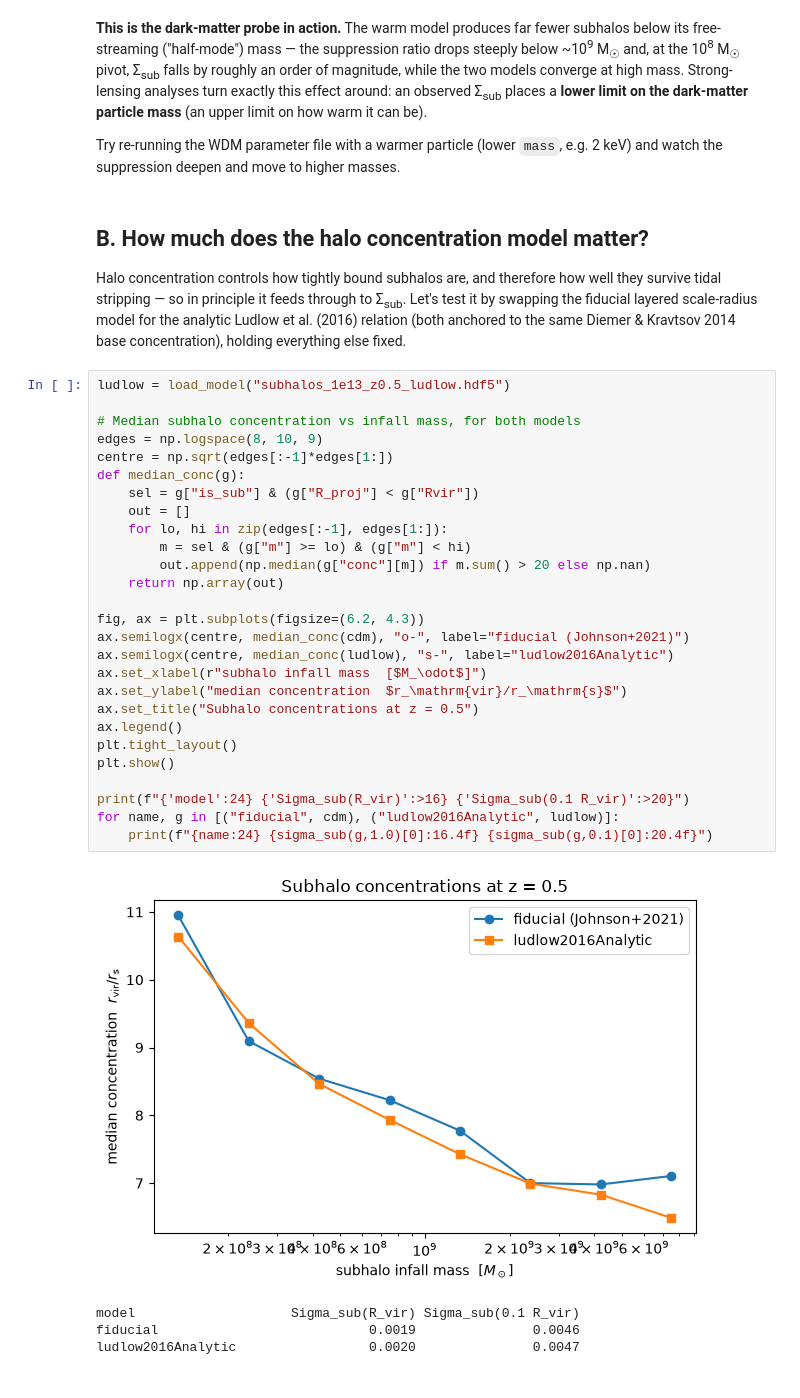
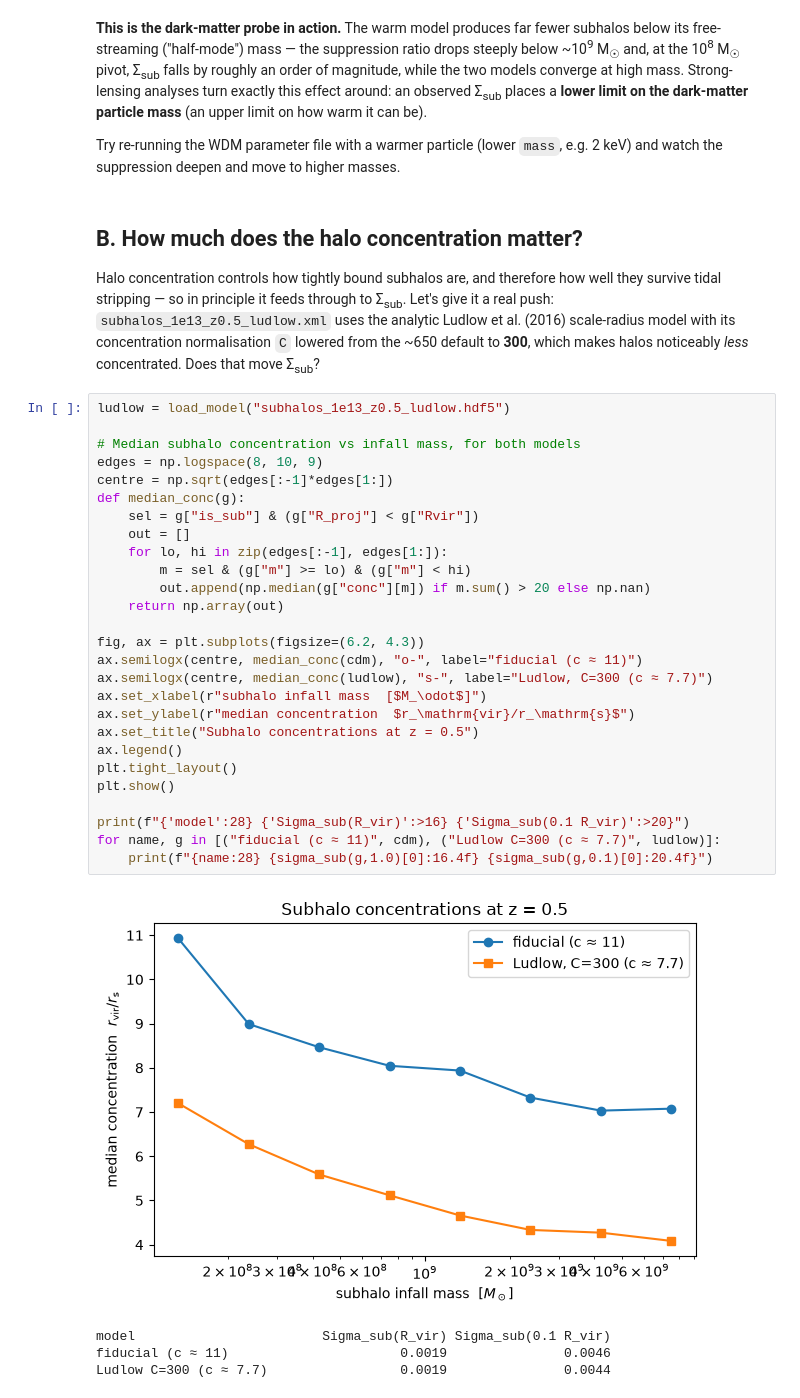
Before and after one commit to galacticusorg/tutorials, a Jupyter notebook: tutorial/03-extensions.ipynb, the cells around one changed output. Saved outputs shown, nothing was run; the diff lists cells and outputs as text.

```diff
--- a/tutorial/03-extensions.ipynb
+++ b/tutorial/03-extensions.ipynb
@@ -164,43 +164,44 @@ limit on the dark-matter particle mass** (an upper limit on how warm it can be).
 Try re-running the WDM parameter file with a warmer particle (lower `mass`, e.g.
 2 keV) and watch the suppression deepen and move to higher masses.
 # %% [markdown]
-## B. How much does the halo concentration model matter?
+## B. How much does the halo concentration matter?
 
 Halo concentration controls how tightly bound subhalos are, and therefore how
 well they survive tidal stripping — so in principle it feeds through to
-Σ<sub>sub</sub>. Let's test it by swapping the fiducial layered scale-radius
-model for the analytic Ludlow et al. (2016) relation (both anchored to the same
-Diemer & Kravtsov 2014 base concentration), holding everything else fixed.
+Σ<sub>sub</sub>. Let's give it a real push: `subhalos_1e13_z0.5_ludlow.xml` uses
+the analytic Ludlow et al. (2016) scale-radius model with its concentration
+normalisation `C` lowered from the ~650 default to **300**, which makes halos
+noticeably *less* concentrated. Does that move Σ<sub>sub</sub>?
 # %%
 ludlow = load_model("subhalos_1e13_z0.5_ludlow.hdf5")
 
 # Median subhalo concentration vs infall mass, for both models
 edges = np.logspace(8, 10, 9)
 centre = np.sqrt(edges[:-1]*edges[1:])
 def median_conc(g):
     sel = g["is_sub"] & (g["R_proj"] < g["Rvir"])
     out = []
     for lo, hi in zip(edges[:-1], edges[1:]):
         m = sel & (g["m"] >= lo) & (g["m"] < hi)
         out.append(np.median(g["conc"][m]) if m.sum() > 20 else np.nan)
     return np.array(out)
 
 fig, ax = plt.subplots(figsize=(6.2, 4.3))
-ax.semilogx(centre, median_conc(cdm), "o-", label="fiducial (Johnson+2021)")
-ax.semilogx(centre, median_conc(ludlow), "s-", label="ludlow2016Analytic")
+ax.semilogx(centre, median_conc(cdm), "o-", label="fiducial (c ≈ 11)")
+ax.semilogx(centre, median_conc(ludlow), "s-", label="Ludlow, C=300 (c ≈ 7.7)")
 ax.set_xlabel(r"subhalo infall mass  [$M_\odot$]")
-ax.set_ylabel("median concentration  $r_\mathrm{vir}/r_\mathrm{s}$")
+ax.set_ylabel(r"median concentration  $r_\mathrm{vir}/r_\mathrm{s}$")
 ax.set_title("Subhalo concentrations at z = 0.5")
 ax.legend()
 plt.tight_layout()
 plt.show()
 
-print(f"{'model':24} {'Sigma_sub(R_vir)':>16} {'Sigma_sub(0.1 R_vir)':>20}")
-for name, g in [("fiducial", cdm), ("ludlow2016Analytic", ludlow)]:
-    print(f"{name:24} {sigma_sub(g,1.0)[0]:16.4f} {sigma_sub(g,0.1)[0]:20.4f}")
+print(f"{'model':28} {'Sigma_sub(R_vir)':>16} {'Sigma_sub(0.1 R_vir)':>20}")
+for name, g in [("fiducial (c ≈ 11)", cdm), ("Ludlow C=300 (c ≈ 7.7)", ludlow)]:
+    print(f"{name:28} {sigma_sub(g,1.0)[0]:16.4f} {sigma_sub(g,0.1)[0]:20.4f}")
 # %% [output]
-[figure, old version]
+[figure, new version]
-model                    Sigma_sub(R_vir) Sigma_sub(0.1 R_vir)
-fiducial                           0.0019               0.0046
-ludlow2016Analytic                 0.0020               0.0047
+model                        Sigma_sub(R_vir) Sigma_sub(0.1 R_vir)
+fiducial (c ≈ 11)                      0.0019               0.0046
+Ludlow C=300 (c ≈ 7.7)                 0.0019               0.0044
 # %% [markdown]
```
Also changed, not shown: parts of 3 cells of this notebook, 11 other files.
